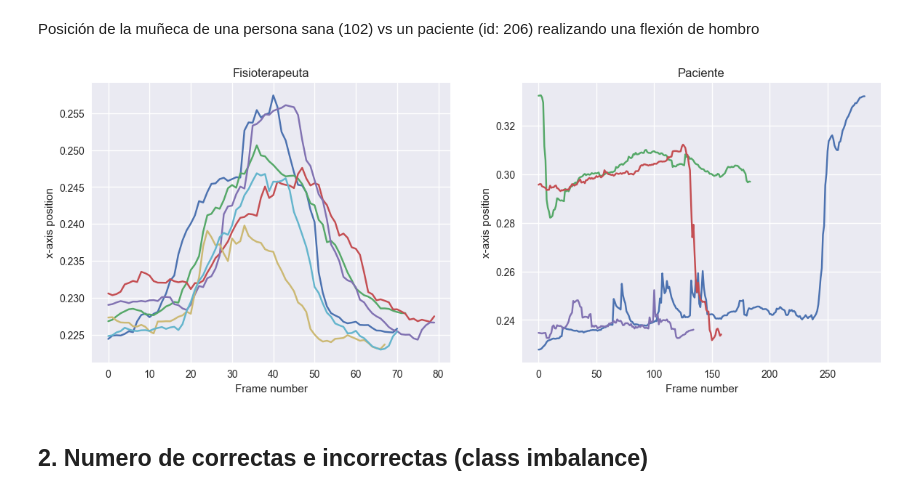
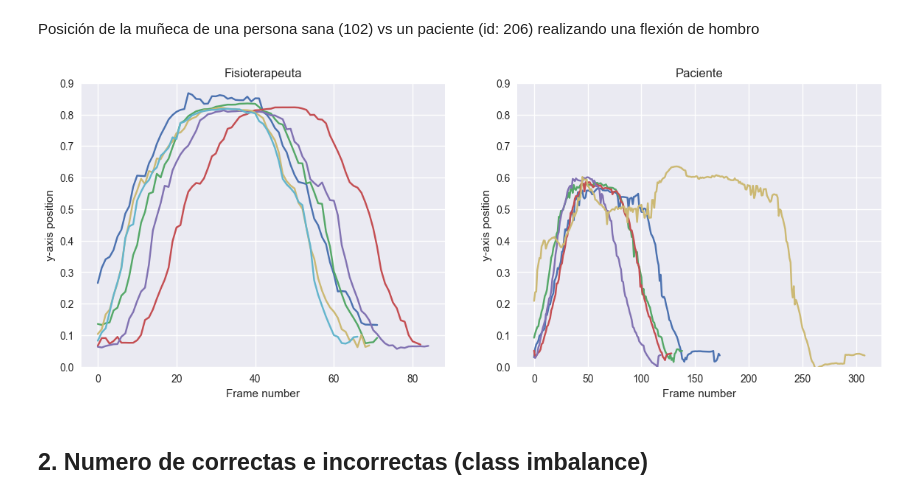
Before and after one commit to nmartinser/Telerehabilitation, a Jupyter notebook: notebooks/analisis_datos.ipynb, the cells around one changed output. Cells and saved outputs as stored; diff of their text form; code cells hidden in the pictures.

```diff
--- a/notebooks/analisis_datos.ipynb
+++ b/notebooks/analisis_datos.ipynb
@@ -46,8 +46,9 @@ def repetition_graph(df:pd.DataFrame, keyPoint:str, movementAxis:str):
         normalize_values = WristRight.values - spinBase.values
 
         plt.plot(normalize_values)
-        plt.ylabel("x-axis position")
+        plt.ylabel("y-axis position")
         plt.xlabel("Frame number")
+        plt.ylim((0, 0.9))
 # %%
 def extraer_persona(df:pd.DataFrame, id:str, id_gesture:list[str]) -> pd.DataFrame:
     """
@@ -59,22 +60,22 @@ def extraer_persona(df:pd.DataFrame, id:str, id_gesture:list[str]) -> pd.DataFra
     return persona
 # %%
 # seleccionamos a las dos personas
-persona_sana = extraer_persona(df_data, '102', ['5'])
-paciente_206 = extraer_persona(df_data, '206', ['5'])
+persona_sana = extraer_persona(df_data, '102', ['6'])
+paciente_206 = extraer_persona(df_data, '206', ['6'])
 # %%
 # creamos una gráfica para cada persona
 fig = plt.figure(figsize=(14, 5))
 plt.subplot(1, 2, 1)
 plt.title('Fisioterapeuta')
-repetition_graph(persona_sana, 'WristRight', '3D_X')
+repetition_graph(persona_sana, 'WristRight', '3D_Y')
 
 plt.subplot(1, 2, 2)
 plt.title('Paciente')
-repetition_graph(paciente_206, 'WristRight', '3D_X')
+repetition_graph(paciente_206, 'WristRight', '3D_Y')
 
 plt.show()
 # %% [output]
-[figure, old version]
+[figure, new version]
 # %% [markdown]
 ## 2. Numero de correctas e incorrectas (class imbalance)
 # %% [markdown]
```
